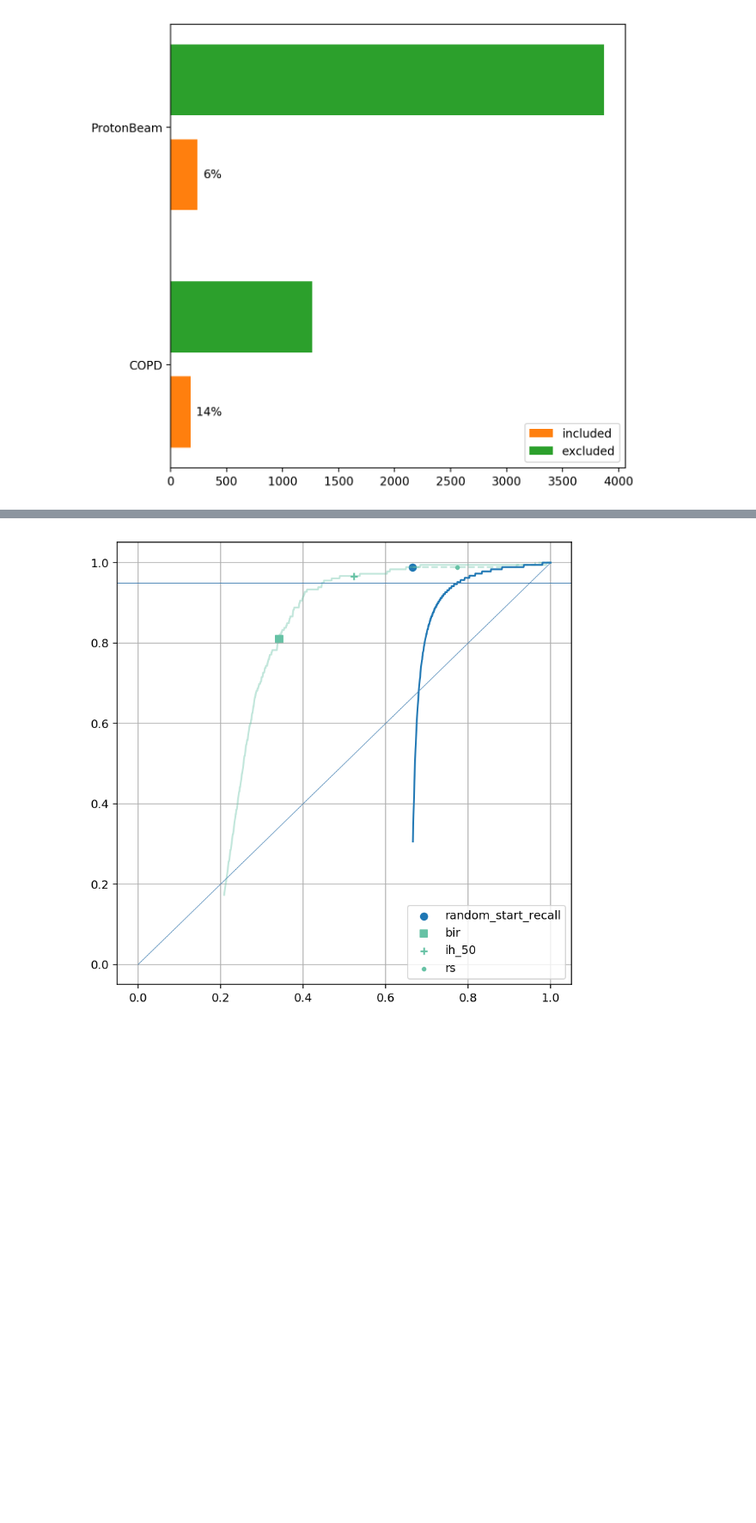
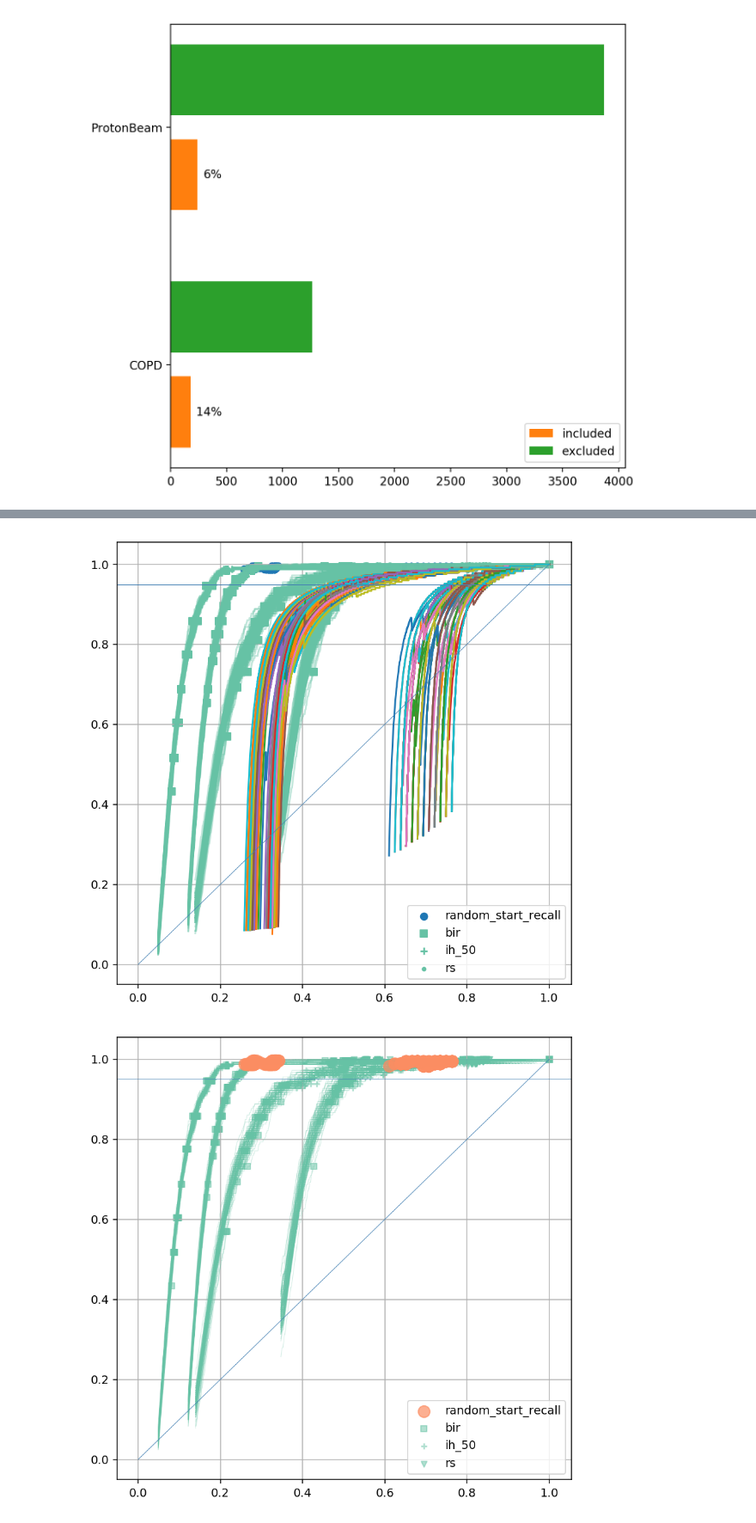
Before and after one commit to mcallaghan/rapid-screening, a Jupyter notebook: analysis/evaluate_pb.ipynb, the cells around one changed output, grey strips where cells are left out. Shown: that part at 86% size. Cells and saved outputs as stored; diff of their text form; code cells hidden in the pictures; blank space fills up the shorter version.

```diff
--- a/analysis/evaluate_pb.ipynb
+++ b/analysis/evaluate_pb.ipynb
@@ -127,5 +161,5 @@ Dataset: COPD, iteration 0.  1443 out of 1443 documents seen (100%) - recall: 10
 # %%
-results_df = pd.DataFrame.from_dict(results)
+
 
 fig, ax = plt.subplots(figsize=(7,7),dpi=140)
 colors = ['#66c2a5','#fc8d62','#8da0cb']
@@ -162,4 +196,44 @@ ax.grid()
 
 plt.show()
 # %% [output]
-[figure, old version]
+[figure, new version]
+# %%
+fig, ax = plt.subplots(figsize=(7,7),dpi=140)
+colors = ['#66c2a5','#fc8d62','#8da0cb']
+
+a = 0.3
+size = 25
+
+pdf = results_df[results_df['N'] > 1000]
+
+for i, p in pdf.iterrows():
+
+    ax.plot(p['work_track'], p['recall_track'], c = colors[0], alpha=a, lw=0.5)
+    ax.plot(p['random_work_track'], p['random_recall_track'], c = colors[0], alpha=a, linestyle="--", lw=0.5)
+    #ax.plot(p['random_work_track'], p['estimated_recall_path'])
+
+s_crit = ["bir","ih_50","rs"]
+
+import itertools
+marker = itertools.cycle((',', '+', 'v', 'o', '*'))
+
+ax.scatter(pdf['random_start_work'],pdf['random_start_recall'],c=colors[1],s=size*4,alpha=a+0.4, zorder=5)
+
+for s in s_crit:
+    ax.scatter(
+        1- pdf[f'wss95_{s}'],
+        pdf[f'recall_{s}'],
+        c = colors[0], marker = next(marker),
+        label = s,
+        s = size,
+        alpha=a+0.2
+    )
+
+ax.axhline(0.95, color="steelblue",lw=0.5)
+ax.plot([0,1],[0,1], color="steelblue", lw=0.5)
+ax.legend()
+ax.grid()
+
+plt.show()
+# %% [output]
+[figure, added]
```
Also changed, not shown: parts of 6 cells of this notebook, 2 other files.
